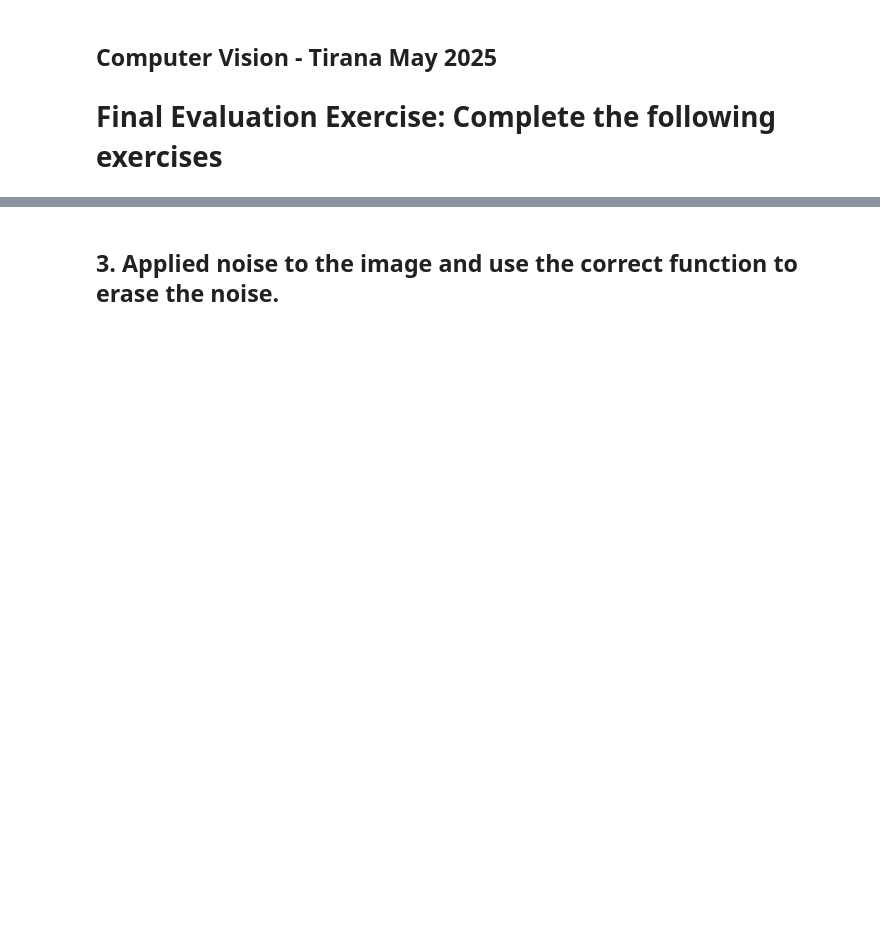
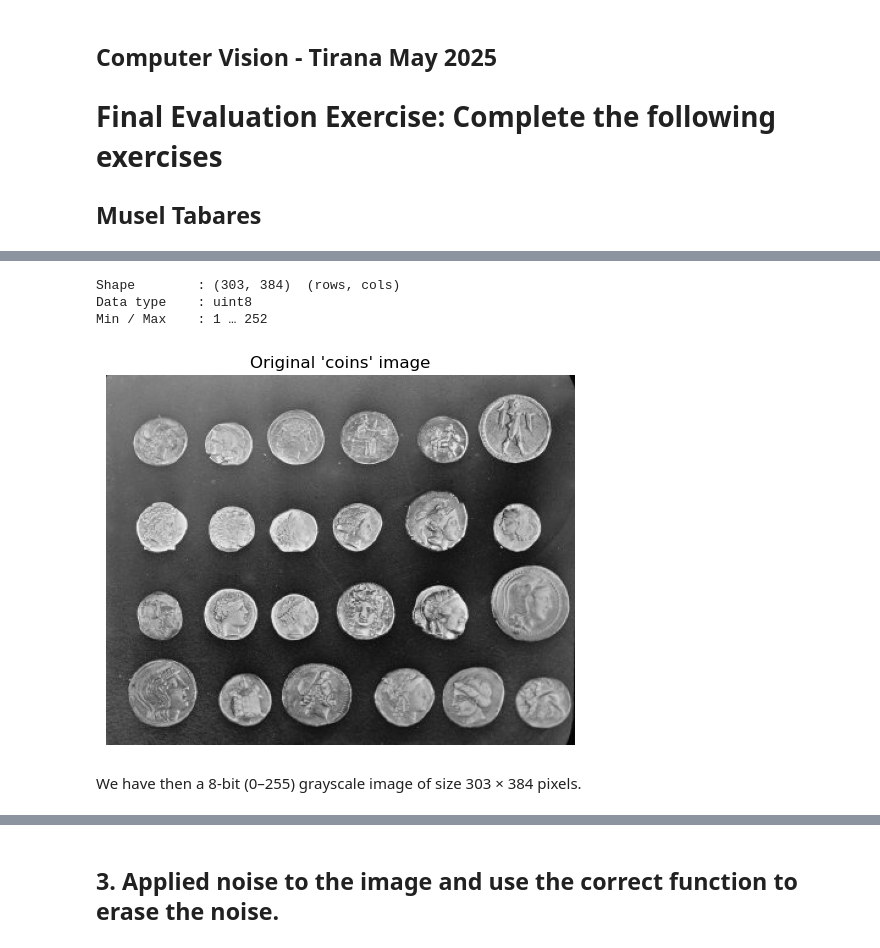
Before and after one commit to musel25/cv-exam-upt, a Jupyter notebook: Tirana_CV_Test.ipynb, the cells around one changed output, grey strips where cells are left out. Saved outputs shown, nothing was run; the diff lists cells and outputs as text; code cells hidden in the pictures; blank space fills up the shorter version.

```diff
--- a/Tirana_CV_Test.ipynb
+++ b/Tirana_CV_Test.ipynb
@@ -3,4 +3,6 @@
 # %% [markdown]
 ## Computer Vision - Tirana May 2025
 # Final Evaluation Exercise: Complete the following exercises
+
+## Musel Tabares
 # %% [markdown]
@@ -8 +10,27 @@
+# %%
+from skimage import data
+import matplotlib.pyplot as plt
+import numpy as np
+
+# load
+coins = data.coins()
+
+# basic stats
+print(f"Shape        : {coins.shape}  (rows, cols)")
+print(f"Data type    : {coins.dtype}")
+print(f"Min / Max    : {coins.min()} … {coins.max()}")
+
+# show
+plt.figure()
+plt.imshow(coins, cmap='gray')
+plt.title("Original 'coins' image")
+plt.axis('off')
+plt.show()
+# %% [output]
+Shape        : (303, 384)  (rows, cols)
+Data type    : uint8
+Min / Max    : 1 … 252
+[figure, added]
+# %% [markdown]
+We have then a 8-bit (0–255) grayscale image of size 303 × 384 pixels.
 # %% [markdown]
```
Also changed, not shown: parts of 21 cells of this notebook, 1 other file.
